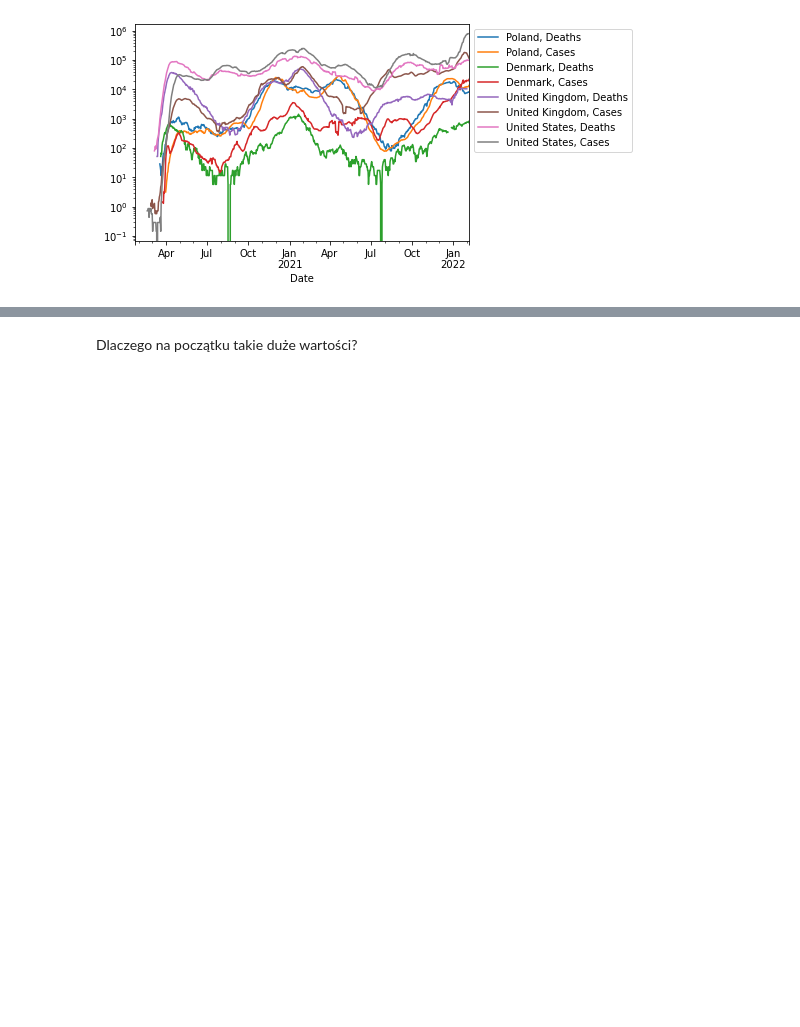
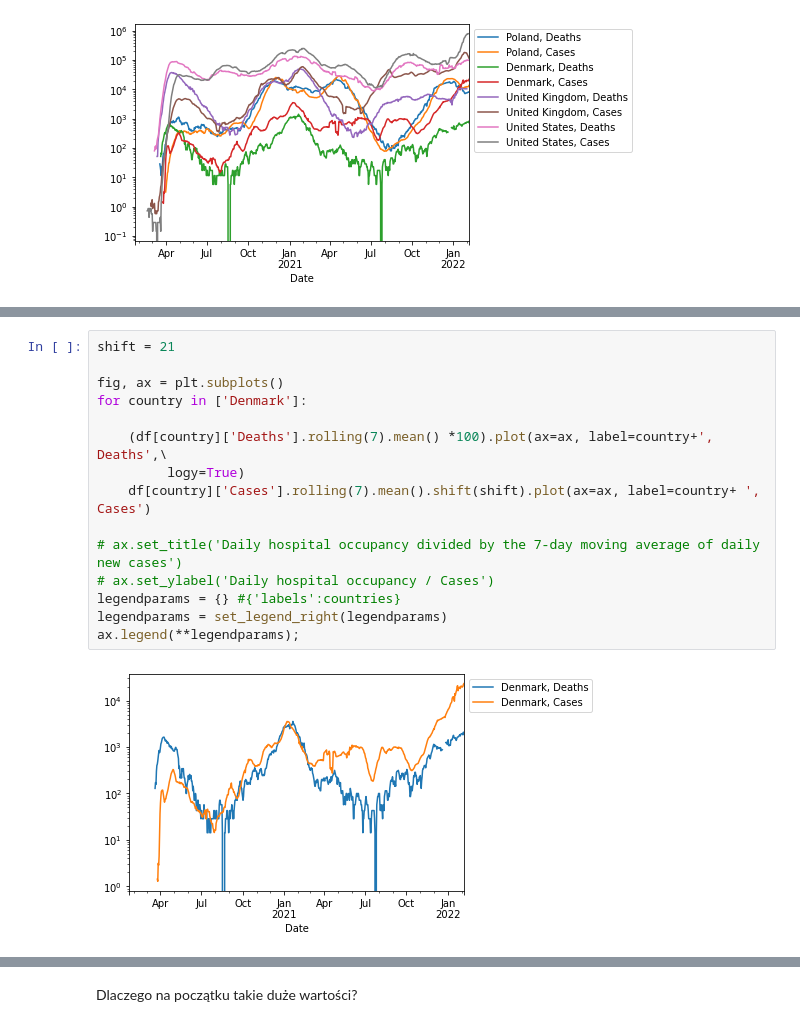
Before and after one commit to anuszka/govpl, a Jupyter notebook: OWiD/owid03.ipynb, the cells around one changed output, grey strips where cells are left out. Drawn from its saved outputs; the diff is of its cells as text; blank space fills up the shorter version.

```diff
--- a/OWiD/owid03.ipynb
+++ b/OWiD/owid03.ipynb
@@ -95,0 +131,17 @@ Dofitować przesunięcia dla krajów. Czy dla wszystkich wyjdą takie same?
+# %%
+shift = 21
+
+fig, ax = plt.subplots()
+for country in ['Denmark']:
+
+    (df[country]['Deaths'].rolling(7).mean() *100).plot(ax=ax, label=country+', Deaths',\
+         logy=True)
+    df[country]['Cases'].rolling(7).mean().shift(shift).plot(ax=ax, label=country+ ', Cases')
+
+# ax.set_title('Daily hospital occupancy divided by the 7-day moving average of daily new cases')
+# ax.set_ylabel('Daily hospital occupancy / Cases')
+legendparams = {} #{'labels':countries}
+legendparams = set_legend_right(legendparams)
+ax.legend(**legendparams);
+# %% [output]
+[figure, added]
```
Also changed, not shown: parts of 14 cells of this notebook.
